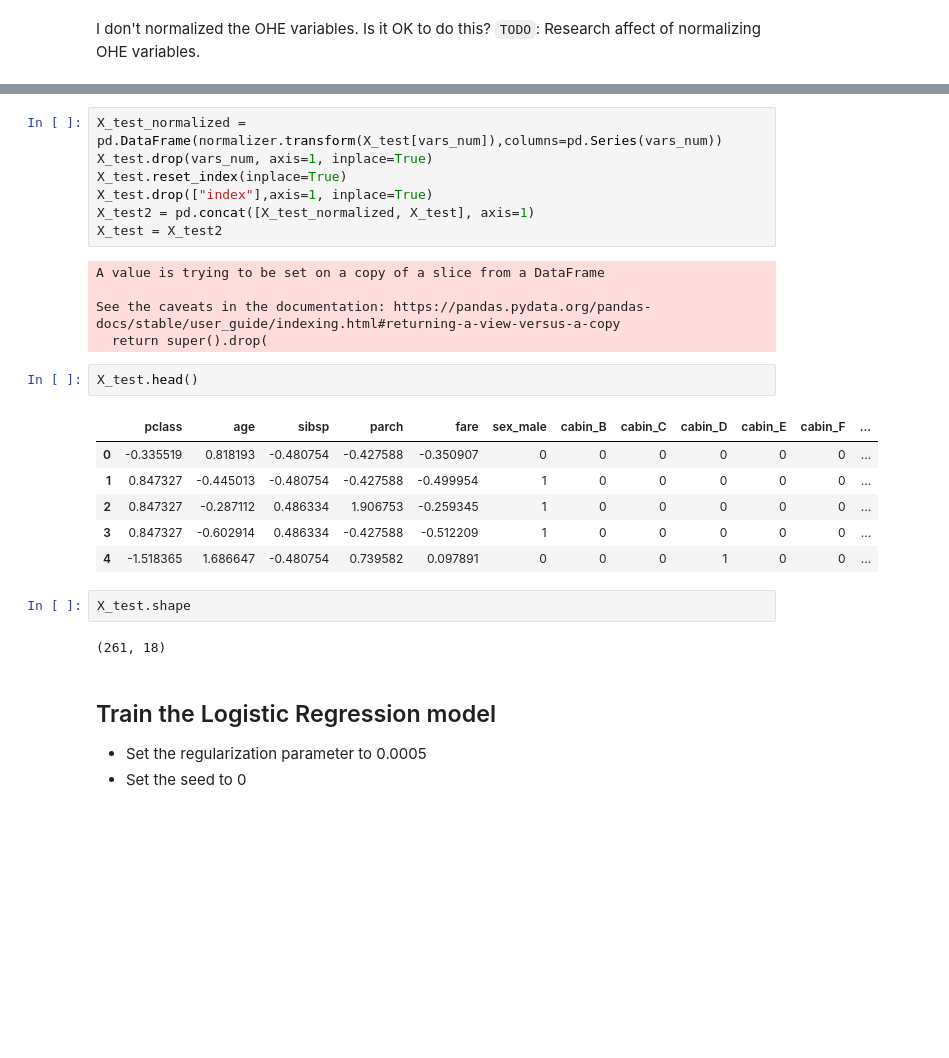
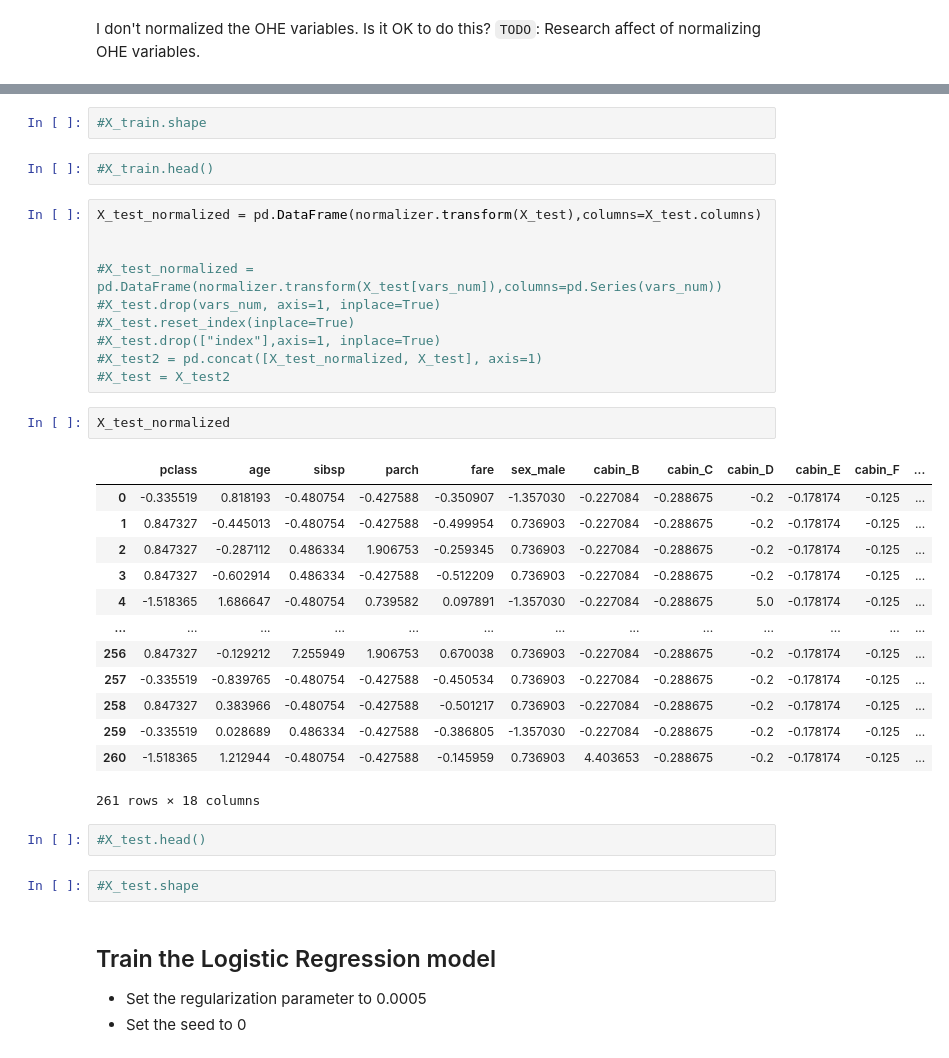
Before and after one commit to michael-a-green/deploying-machine-learning-models, a Jupyter notebook: section-04-research-and-development/titanic-assignment/01-predicting-survival-titanic-assignement.ipynb, the cells around one changed output, grey strips where cells are left out. Drawn from its saved outputs; the diff is of its cells as text; blank space fills up the shorter version.

```diff
--- a/section-04-research-and-development/titanic-assignment/01-predicting-survival-titanic-assignement.ipynb
+++ b/section-04-research-and-development/titanic-assignment/01-predicting-survival-titanic-assignement.ipynb
@@ -490,28 +484,37 @@ X_train.head()
+# %%
+#X_train.shape
+# %%
+#X_train.head()
 # %%
-X_test_normalized = pd.DataFrame(normalizer.transform(X_test[vars_num]),columns=pd.Series(vars_num))
-X_test.drop(vars_num, axis=1, inplace=True)
-X_test.reset_index(inplace=True)
-X_test.drop(["index"],axis=1, inplace=True)
-X_test2 = pd.concat([X_test_normalized, X_test], axis=1)
-X_test = X_test2
+X_test_normalized = pd.DataFrame(normalizer.transform(X_test),columns=X_test.columns)
+
+
+#X_test_normalized = pd.DataFrame(normalizer.transform(X_test[vars_num]),columns=pd.Series(vars_num))
+#X_test.drop(vars_num, axis=1, inplace=True)
+#X_test.reset_index(inplace=True)
+#X_test.drop(["index"],axis=1, inplace=True)
+#X_test2 = pd.concat([X_test_normalized, X_test], axis=1)
+#X_test = X_test2
-# %% [output]
-A value is trying to be set on a copy of a slice from a DataFrame
-
-See the caveats in the documentation: https://pandas.pydata.org/pandas-docs/stable/user_guide/indexing.html#returning-a-view-versus-a-copy
-  return super().drop(
-# %%
-X_test.head()
-# %% [output]
-|  | pclass | age | sibsp | parch | fare | sex_male | cabin_B | cabin_C | cabin_D | cabin_E | cabin_F | ... |
-| 0 | -0.335519 | 0.818193 | -0.480754 | -0.427588 | -0.350907 | 0 | 0 | 0 | 0 | 0 | 0 | ... |
-| 1 | 0.847327 | -0.445013 | -0.480754 | -0.427588 | -0.499954 | 1 | 0 | 0 | 0 | 0 | 0 | ... |
-| 2 | 0.847327 | -0.287112 | 0.486334 | 1.906753 | -0.259345 | 1 | 0 | 0 | 0 | 0 | 0 | ... |
-| 3 | 0.847327 | -0.602914 | 0.486334 | -0.427588 | -0.512209 | 1 | 0 | 0 | 0 | 0 | 0 | ... |
-| 4 | -1.518365 | 1.686647 | -0.480754 | 0.739582 | 0.097891 | 0 | 0 | 0 | 1 | 0 | 0 | ... |
-# %%
-X_test.shape
-# %% [output]
-(261, 18)
+# %%
+X_test_normalized
+# %% [output]
+|  | pclass | age | sibsp | parch | fare | sex_male | cabin_B | cabin_C | cabin_D | cabin_E | cabin_F | ... |
+| 0 | -0.335519 | 0.818193 | -0.480754 | -0.427588 | -0.350907 | -1.357030 | -0.227084 | -0.288675 | -0.2 | -0.178174 | -0.125 | ... |
+| 1 | 0.847327 | -0.445013 | -0.480754 | -0.427588 | -0.499954 | 0.736903 | -0.227084 | -0.288675 | -0.2 | -0.178174 | -0.125 | ... |
+| 2 | 0.847327 | -0.287112 | 0.486334 | 1.906753 | -0.259345 | 0.736903 | -0.227084 | -0.288675 | -0.2 | -0.178174 | -0.125 | ... |
+| 3 | 0.847327 | -0.602914 | 0.486334 | -0.427588 | -0.512209 | 0.736903 | -0.227084 | -0.288675 | -0.2 | -0.178174 | -0.125 | ... |
+| 4 | -1.518365 | 1.686647 | -0.480754 | 0.739582 | 0.097891 | -1.357030 | -0.227084 | -0.288675 | 5.0 | -0.178174 | -0.125 | ... |
+| ... | ... | ... | ... | ... | ... | ... | ... | ... | ... | ... | ... | ... |
+| 256 | 0.847327 | -0.129212 | 7.255949 | 1.906753 | 0.670038 | 0.736903 | -0.227084 | -0.288675 | -0.2 | -0.178174 | -0.125 | ... |
+| 257 | -0.335519 | -0.839765 | -0.480754 | -0.427588 | -0.450534 | 0.736903 | -0.227084 | -0.288675 | -0.2 | -0.178174 | -0.125 | ... |
+| 258 | 0.847327 | 0.383966 | -0.480754 | -0.427588 | -0.501217 | 0.736903 | -0.227084 | -0.288675 | -0.2 | -0.178174 | -0.125 | ... |
+| 259 | -0.335519 | 0.028689 | 0.486334 | -0.427588 | -0.386805 | -1.357030 | -0.227084 | -0.288675 | -0.2 | -0.178174 | -0.125 | ... |
+| 260 | -1.518365 | 1.212944 | -0.480754 | -0.427588 | -0.145959 | 0.736903 | 4.403653 | -0.288675 | -0.2 | -0.178174 | -0.125 | ... |
+261 rows × 18 columns
+# %%
+#X_test.head()
+# %%
+#X_test.shape
 # %% [markdown]
 ## Train the Logistic Regression model
 
```
Also changed, not shown: parts of 31 cells of this notebook.
